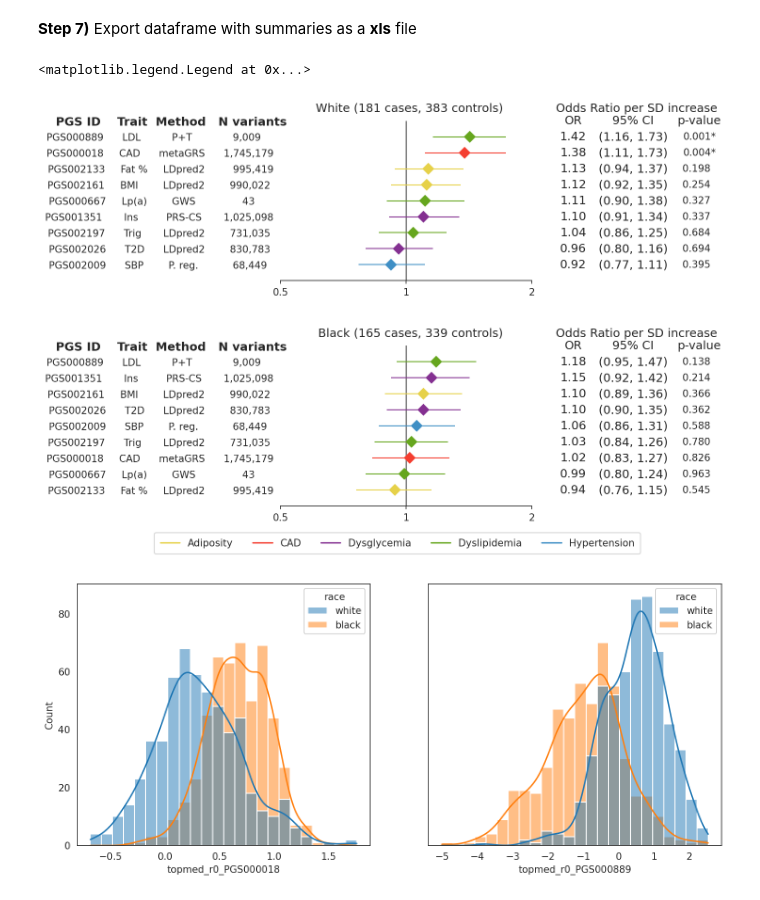
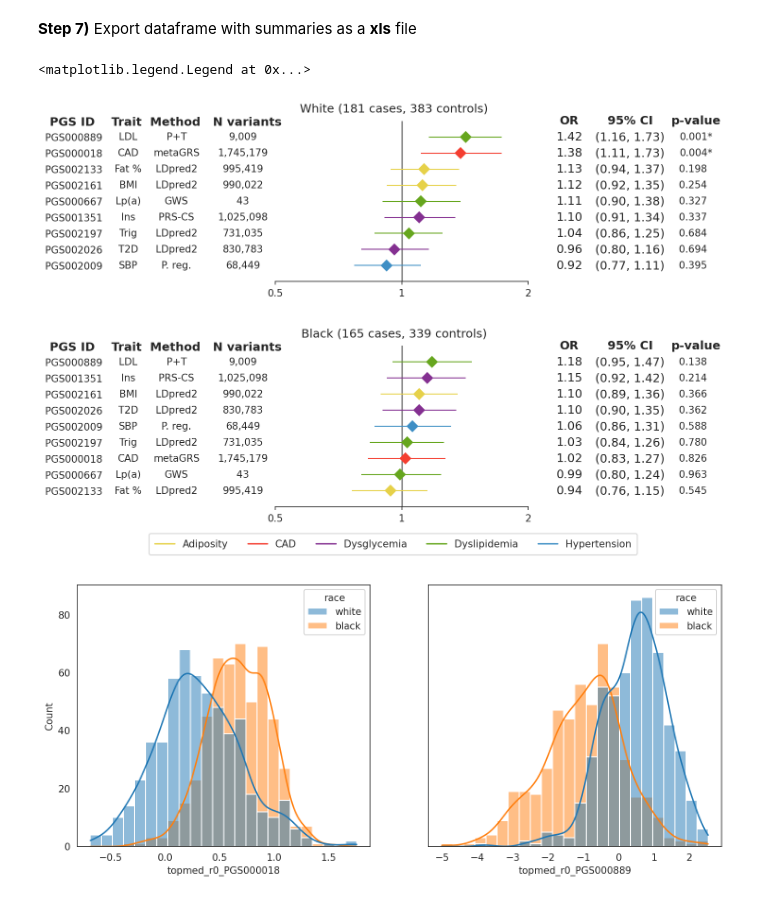
Before and after one commit to rodrigoguarischi/sea, a Jupyter notebook: calculate_grs_odds_ratios_and_create_plots.ipynb, the cells around one changed output. Cells and saved outputs as stored; diff of their text form; code cells hidden in the pictures.

Commit message:
Text alignment and titles to bold on forest plot

```diff
--- a/calculate_grs_odds_ratios_and_create_plots.ipynb
+++ b/calculate_grs_odds_ratios_and_create_plots.ipynb
@@ -516,20 +516,15 @@ def get_models_subset(race, reference_panel_id, grs_subset, threshold ):
 
 # Define score_info and classes of selected scores
 grs_subset_and_info = {
-    "PGS000018": ["CAD      metaGRS      1,745,179", "CAD"],
-    "PGS000889": [" LDL          P+T             9,009    ", "Dyslipidemia"],
-    "PGS002133": ["Fat %     LDpred2         995,419", "Adiposity"],
-    "PGS001351": ["  Ins         PRS-CS       1,025,098", "Dysglycemia"],
-    "PGS002161": ["BMI        LDpred2        990,022 ", "Adiposity"],
-    "PGS000667": ["Lp(a)        GWS               43      ", "Dyslipidemia"],
-    "PGS002197": [" Trig       LDpred2        731,035 ", "Dyslipidemia"],
-    "PGS002026": [" T2D      LDpred2        830,783 ", "Dysglycemia"],
-    "PGS002009": [" SBP        P. reg.           68,449  ", "Hypertension"]
-    # "wGRS49": ["CAD  ", "CAD"],
-    # "TEMprsCatherineWhites": ["CAD  ", "CAD"],
-    # "PGS002150": [" LDL  ", "Dyslipidemia"],
-    # "PGS001933": [" LDL  ", "Dyslipidemia"]
-    # "PGS002114": ["DBP", "Hypertension"]
+    "PGS000018": ["CAD", "metaGRS", "1,745,179", "CAD"],
+    "PGS000889": ["LDL", "P+T", "9,009", "Dyslipidemia"],
+    "PGS002133": ["Fat %", "LDpred2", "995,419", "Adiposity"],
+    "PGS001351": ["Ins", "PRS-CS", "1,025,098", "Dysglycemia"],
+    "PGS002161": ["BMI", "LDpred2", "990,022", "Adiposity"],
+    "PGS000667": ["Lp(a)", "GWS", "43", "Dyslipidemia"],
+    "PGS002197": ["Trig", "LDpred2", "731,035", "Dyslipidemia"],
+    "PGS002026": ["T2D", "LDpred2", "830,783", "Dysglycemia"],
+    "PGS002009": ["SBP", "P. reg.", "68,449", "Hypertension"]
     }
 class_to_color = {
     "CAD": sns.color_palette( n_colors=40, palette="CMRmap" )[19],
@@ -545,8 +540,10 @@ for race in ['white', "black"]:
     models_subset = get_models_subset( race, "topmed", grs_subset_and_info.keys(), "r0")
 
     # Assign classes and colors to each score
-    models_subset = models_subset.assign( score_info=[ grs_subset_and_info[ elem ][0] for elem in models_subset["GRS"].to_list() ] )
-    models_subset = models_subset.assign( grs_class=[ grs_subset_and_info[ elem ][1] for elem in models_subset["GRS"].to_list() ] )
+    models_subset = models_subset.assign( trait_abbreviation=[ grs_subset_and_info[ elem ][0] for elem in models_subset["GRS"].to_list() ] )
+    models_subset = models_subset.assign( dev_method=[ grs_subset_and_info[ elem ][1] for elem in models_subset["GRS"].to_list() ] )
+    models_subset = models_subset.assign( n_variants=[ grs_subset_and_info[ elem ][2] for elem in models_subset["GRS"].to_list() ] )
+    models_subset = models_subset.assign( grs_class=[ grs_subset_and_info[ elem ][3] for elem in models_subset["GRS"].to_list() ] )
     models_subset = models_subset.assign( color=[ class_to_color[ elem ] for elem in models_subset["grs_class"].to_list() ] )
 
     # Test p-values to see if they survive to multiple testing correction (FDR)
@@ -556,42 +553,46 @@ for race in ['white', "black"]:
 
     # Create plot
     p = EffectMeasurePlot(
-        label=[ "{0}     {1}".format(row["GRS"], row["score_info"] ) for index, row in models_subset.iterrows() ],
+        label=[ "{0}                                                     ".format( row["GRS"] ) for index, row in models_subset.iterrows() ],
         effect_measure=[ "{0:.2f}".format(row["odds_ratio"]) for index, row in models_subset.iterrows() ],
         lcl=[ "{0:.2f}".format(row["conf_interval_lower"]) for index, row in models_subset.iterrows() ],
         ucl=[ "{0:.2f}".format(row["conf_interval_upper"]) for index, row in models_subset.iterrows() ]
         )
-    # Adjust axis, labels, titles and frame
-    p.labels(effectmeasure='OR', scale='log')
+    # Adjust axis, labels, titles and frame (sets OR and CI labels to null to use bold fontweight on them)
+    p.labels(effectmeasure='', conf_int='', scale='log')
     p.colors(pointshape="D", pointcolor=models_subset["color"], errorbarcolor=models_subset["color"] )
     ax=p.plot(figsize=(7,3), t_adjuster=0.05, min_value=0.5, max_value=2)
     plt.suptitle(" PGS ID    Trait  Method   N variants", x=-0.1, y=0.90, fontweight="bold")
     number_of_cases = len( sea_dataset_full[ ( sea_dataset_full["race"] == race ) & ( sea_dataset_full["Case"] == True ) ] )
     number_of_controls = len( sea_dataset_full[ ( sea_dataset_full["race"] == race ) & ( sea_dataset_full["Case"] == False ) ] )
-    plt.title("{0} ({1} cases, {2} controls)              Odds Ratio per SD increase".format(race.capitalize(), number_of_cases, number_of_controls), loc="right",x=1.45, y=1.02)
+    plt.title("{0} ({1} cases, {2} controls)".format(race.capitalize(), number_of_cases, number_of_controls), loc="center",x=-1.2, y=1.02)
+    plt.text( x=0.25, y=1, ha='center', va="center", s="OR", fontsize=12, fontweight="bold")
+    plt.text( x=0.753, y=1, ha='center', va="center", s="95% CI", fontsize=12, fontweight="bold")
     ax.spines['top'].set_visible(False)
     ax.spines['right'].set_visible(False)
     ax.spines['bottom'].set_visible(True)
     ax.spines['left'].set_visible(False)
     ax.tick_params( axis='x', which="minor", bottom=False )
 
     # Add right column with score p-values and mark with * the ones that survive FDR
-    plt.text( x=1.3, y=1, ha='center', va="center", s="p-value", fontsize=12)
+    plt.text( x=1.3, y=1, ha='center', va="center", s="p-value", fontsize=12, fontweight="bold")
     p_value_y_pos = 0.9
     for index, row in models_subset.iterrows():
+        plt.text( x=-3.4, y=p_value_y_pos, ha='center', va="center", s="{0}".format( row["trait_abbreviation"] ), fontsize=10)
+        plt.text( x=-3, y=p_value_y_pos, ha='center', va="center", s="{0}".format( row["dev_method"] ), fontsize=10)
+        plt.text( x=-2.45, y=p_value_y_pos, ha='center', va="center", s="{0}".format( row["n_variants"] ), fontsize=10)
         plt.text( x=1.3, y=p_value_y_pos, ha='center', va="center", s="{0:.3f}{1}".format( row["score_pvalue"], "*" if( row["fdr_significant"] ) else "  "), fontsize=10)
         p_value_y_pos-=0.1
-
 
 # Add legend
 trait_handles = []
 for grs_class in sorted( set( models_subset[ "grs_class" ] )  ):
     trait_handles.append( mlines.Line2D([], [], label=grs_class, color=class_to_color[grs_class], marker='_', markersize=15) )
 ax.legend(handles=trait_handles, loc=(-0.5, -0.3), shadow=False, borderpad=0.6, ncol=5)
 # %% [output]
 <matplotlib.legend.Legend at 0x...>
-[figure, old version]
+[figure, new version]
-[figure, old version]
+[figure, new version]
 # %%
 ### Histogram plots with raw scores
 
```
